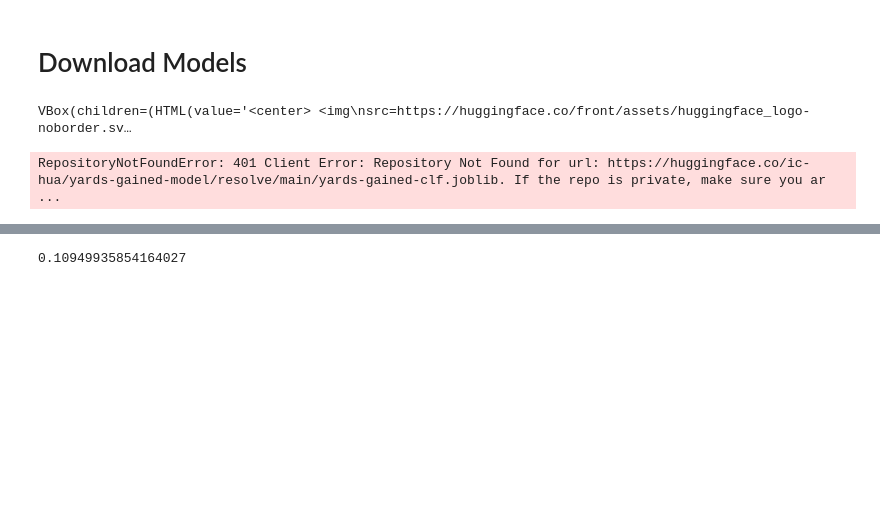
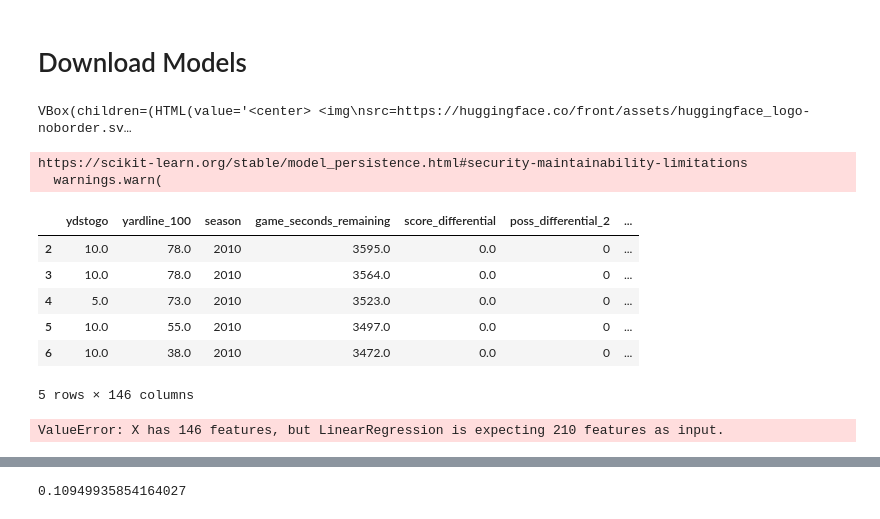
Before and after one commit to mchawla33/w210-capstone, a Jupyter notebook: notebooks/ContextualBandit_rewards.ipynb, the cells around one changed output, grey strips where cells are left out. Saved outputs shown, nothing was run; the diff lists cells and outputs as text; code cells hidden in the pictures; blank space fills up the shorter version.

Commit message:
changes for first_down rewards

```diff
--- a/notebooks/ContextualBandit_rewards.ipynb
+++ b/notebooks/ContextualBandit_rewards.ipynb
@@ -236,0 +275,8 @@ df.head()
+# %%
+temp_df = df[['defteam']]
+temp_df= pd.get_dummies(temp_df['defteam'], prefix='def')
+df = pd.concat([df, temp_df], axis=1)
+# %%
+temp_df = df[['season']]
+temp_df= pd.get_dummies(temp_df['season'])
+df = pd.concat([df, temp_df], axis=1)
@@ -237,3 +312,7 @@ df.head()
+# %%
+temp_df = df[['Play_type_detailed']]
+temp_df= pd.get_dummies(temp_df['Play_type_detailed'], prefix='PTDetailed')
+df = pd.concat([df, temp_df], axis=1)
 # %% [markdown]
 # Create Bandit
 # %%
@@ -623,8 +706,8 @@ notebook_login()
 VBox(children=(HTML(value='<center> <img\nsrc=https://huggingface.co/front/assets/huggingface_logo-noborder.sv…
 # %%
 #Yards Gained Model
-from huggingface_hub import hf_hub_download
-hf_hub_download(repo_id="ic-hua/yards-gained-model", filename="yards-gained-clf.joblib")
-download_yards_gained_model = load('yards-gained-clf.joblib')
+model_location = hf_hub_download(repo_id="ic-hua/yards-gained-model", filename="yards-gained-clf.joblib")
+download_yards_gained_model = load(model_location)
 # %% [output]
-RepositoryNotFoundError: 401 Client Error: Repository Not Found for url: https://huggingface.co/ic-hua/yards-gained-model/resolve/main/yards-gained-clf.joblib. If the repo is private, make sure you ar ...
+https://scikit-learn.org/stable/model_persistence.html#security-maintainability-limitations
+  warnings.warn(
@@ -631,3 +729,40 @@ RepositoryNotFoundError: 401 Client Error: Repository Not Found for url: https:/
+# %%
+fd_model_location = hf_hub_download(repo_id="Adi-khurana-berk/regressor_first_down", filename="regressor_first_down.joblib")
+download_first_down_model = load(fd_model_location)
+# %%
+fd_features = ['ydstogo', 'yardline_100', 'season', 'game_seconds_remaining', 'score_differential',
+               'poss_differential_2', 'poss_differential_1', 'poss_differential_0', 'poss_differential_-1', 'poss_differential_-2',
+  'first_down_flag', 'second_down_flag', 'third_down_flag', 'forth_down_flag',
+  'Play_clock_errors', 'Play_clock_equal_0', 'Play_clock_Between_5_and_10', 'Play_clock_Between_11_and_20', 'Play_clock_Greater_than_20',
+  'off_rb_count', 'off_te_count', 'off_wr_count', 'off_ol_count', 'off_dl_count', 'off_db_count',
+  'def_dl_count', 'def_db_count', 'def_lb_count', 'def_rb_count', 'def_wr_count', 'def_ol_count',
+               # 'defenders_in_box', 'n_offense', 'n_defense',
+ 'pos_ARI', 'pos_ATL', 'pos_BAL', 'pos_BUF', 'pos_CAR', 'pos_CHI', 'pos_CIN', 'pos_CLE', 'pos_DAL', 'pos_DEN', 'pos_DET', 'pos_GB',
+ 'pos_HOU', 'pos_IND', 'pos_JAX', 'pos_KC', 'pos_LA', 'pos_LAC', 'pos_LV', 'pos_MIA', 'pos_MIN', 'pos_NE', 'pos_NO', 'pos_NYG', 'pos_NYJ',
+ 'pos_PHI', 'pos_PIT', 'pos_SEA', 'pos_SF', 'pos_TB', 'pos_TEN', 'pos_WAS', 'pos_ARI', 'pos_ATL', 'pos_BAL', 'pos_BUF', 'pos_CAR', 'pos_CHI', 'pos_CIN',
+ 'pos_CLE', 'pos_DAL', 'pos_DEN', 'pos_DET', 'pos_GB', 'pos_HOU', 'pos_IND', 'pos_JAX', 'pos_KC', 'pos_LA', 'pos_LAC', 'pos_LV',
+ 'pos_MIA', 'pos_MIN', 'pos_NE', 'pos_NO', 'pos_NYG', 'pos_NYJ', 'pos_PHI', 'pos_PIT', 'pos_SEA', 'pos_SF', 'pos_TB', 'pos_TEN', 'pos_WAS',
+ 'def_ARI', 'def_ATL', 'def_BAL', 'def_BUF', 'def_CAR', 'def_CHI', 'def_CIN', 'def_CLE', 'def_DAL', 'def_DEN', 'def_DET', 'def_GB',
+ 'def_HOU', 'def_IND', 'def_JAX', 'def_KC', 'def_LA', 'def_LAC', 'def_LV', 'def_MIA', 'def_MIN', 'def_NE', 'def_NO', 'def_NYG', 'def_NYJ',
+ 'def_PHI', 'def_PIT', 'def_SEA', 'def_SF', 'def_TB', 'def_TEN', 'def_WAS',  2016, 2017, 2018, 2019, 2020, 2021,
+  'PTDetailed_PASS_LEFT_DEEP', 'PTDetailed_PASS_LEFT_SHORT', 'PTDetailed_PASS_MIDDLE_DEEP', 'PTDetailed_PASS_MIDDLE_SHORT', 'PTDetailed_PASS_RIGHT_DEEP',
+ 'PTDetailed_PASS_RIGHT_SHORT', 'PTDetailed_RUSH_LEFT_END', 'PTDetailed_RUSH_LEFT_GUARD', 'PTDetailed_RUSH_LEFT_TACKLE', 'PTDetailed_RUSH_MIDDLE_END',
+ 'PTDetailed_RUSH_RIGHT_END', 'PTDetailed_RUSH_RIGHT_GUARD', 'PTDetailed_RUSH_RIGHT_TACKLE']
+
+display(df[fd_features].head())
+# print(len(fd_features))
+# print(df[fd_features].to_numpy().shape)
+predictions = download_first_down_model.predict(df[fd_features].to_numpy())
+# download_first_down_model.rank_
+# %% [output]
+|  | ydstogo | yardline_100 | season | game_seconds_remaining | score_differential | poss_differential_2 | ... |
+| 2 | 10.0 | 78.0 | 2010 | 3595.0 | 0.0 | 0 | ... |
+| 3 | 10.0 | 78.0 | 2010 | 3564.0 | 0.0 | 0 | ... |
+| 4 | 5.0 | 73.0 | 2010 | 3523.0 | 0.0 | 0 | ... |
+| 5 | 10.0 | 55.0 | 2010 | 3497.0 | 0.0 | 0 | ... |
+| 6 | 10.0 | 38.0 | 2010 | 3472.0 | 0.0 | 0 | ... |
+5 rows × 146 columns
+ValueError: X has 146 features, but LinearRegression is expecting 210 features as input.
 # %%
 train_df, test_df = train_test_split(df, test_size=.20, random_state = 123)
 # %%
```
Also changed, not shown: parts of 15 cells of this notebook, 1 other file.
